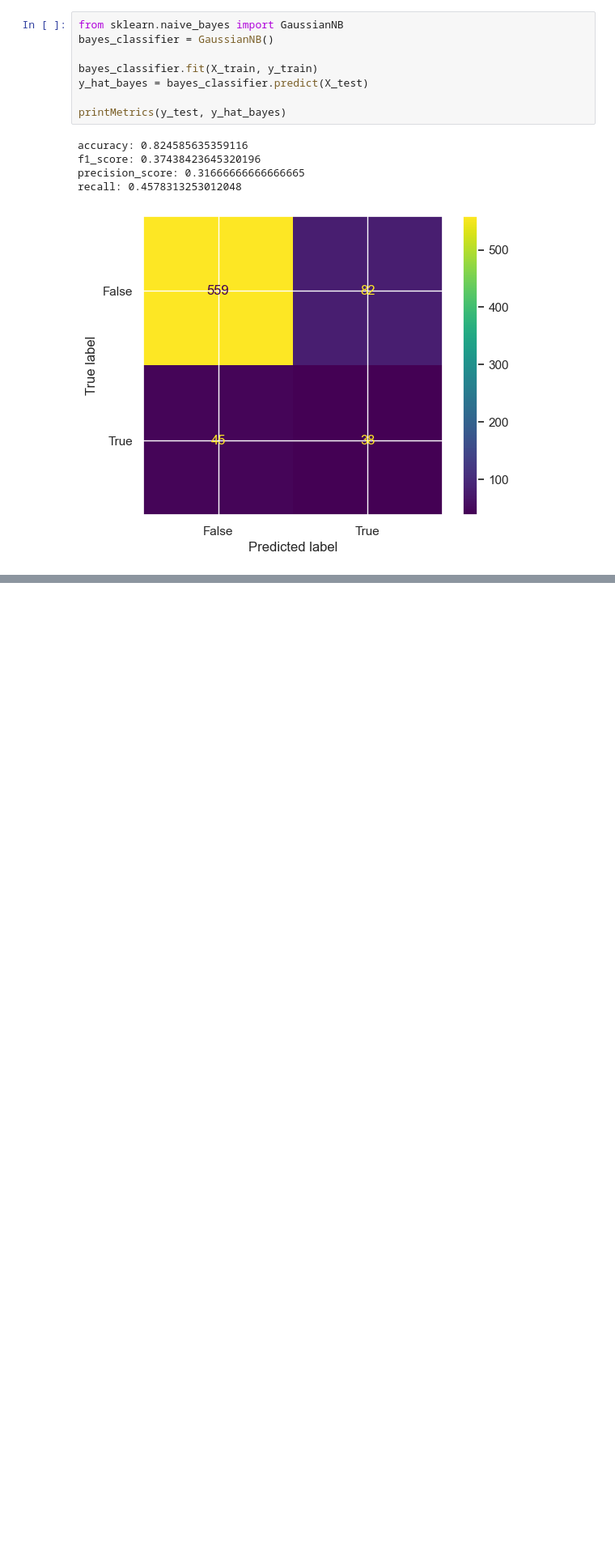
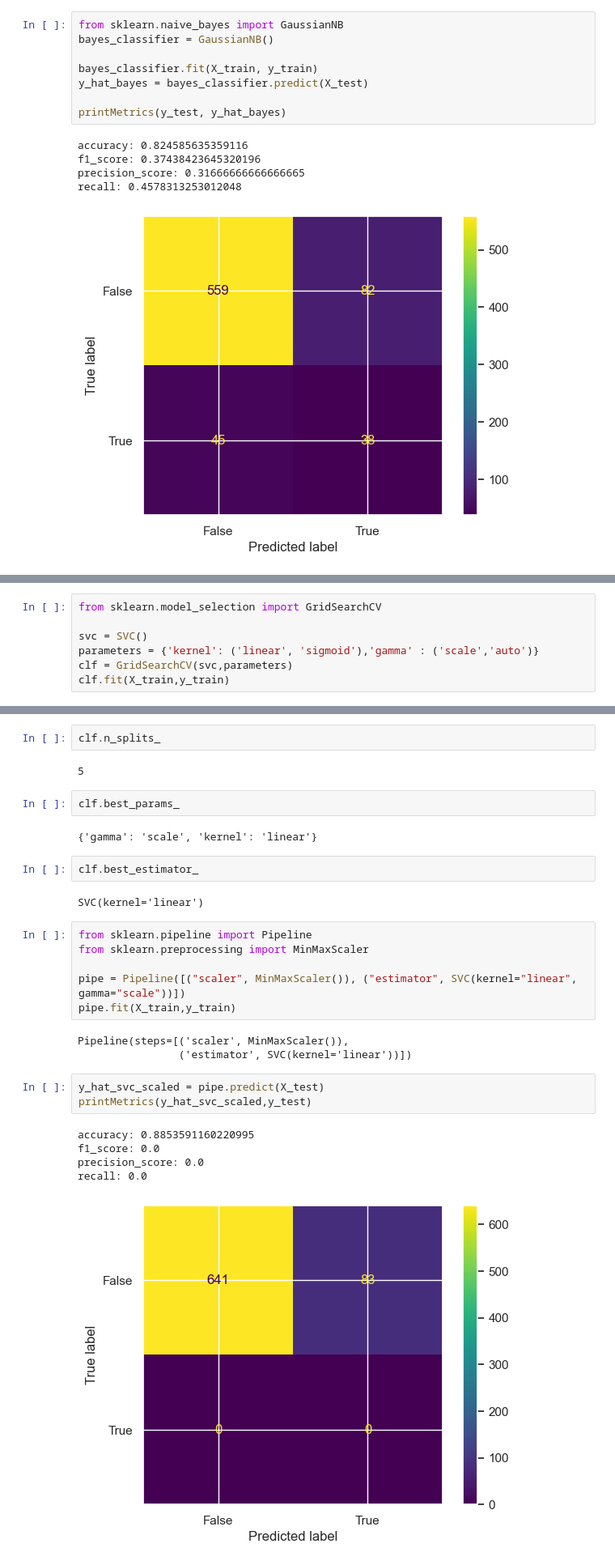
Before and after one commit to UserKrzysztof/MachineLearning-project1, a Jupyter notebook: code/features_engineering_v0.ipynb, the cells around one changed output, grey strips where cells are left out. Shown at 81% size. Saved outputs shown, nothing was run; the diff lists cells and outputs as text; blank space fills up the shorter version.

```diff
--- a/code/features_engineering_v0.ipynb
+++ b/code/features_engineering_v0.ipynb
@@ -570,0 +612,7 @@ recall: 0.4578313253012048
+# %%
+from sklearn.model_selection import GridSearchCV
+
+svc = SVC()
+parameters = {'kernel': ('linear', 'sigmoid'),'gamma' : ('scale','auto')}
+clf = GridSearchCV(svc,parameters)
+clf.fit(X_train,y_train)
@@ -570,0 +643,30 @@ recall: 0.4578313253012048
+# %%
+clf.n_splits_
+# %% [output]
+5
+# %%
+clf.best_params_
+# %% [output]
+{'gamma': 'scale', 'kernel': 'linear'}
+# %%
+clf.best_estimator_
+# %% [output]
+SVC(kernel='linear')
+# %%
+from sklearn.pipeline import Pipeline
+from sklearn.preprocessing import MinMaxScaler
+
+pipe = Pipeline([("scaler", MinMaxScaler()), ("estimator", SVC(kernel="linear", gamma="scale"))])
+pipe.fit(X_train,y_train)
+# %% [output]
+Pipeline(steps=[('scaler', MinMaxScaler()),
+                ('estimator', SVC(kernel='linear'))])
+# %%
+y_hat_svc_scaled = pipe.predict(X_test)
+printMetrics(y_hat_svc_scaled,y_test)
+# %% [output]
+accuracy: 0.8853591160220995
+f1_score: 0.0
+precision_score: 0.0
+recall: 0.0
+[figure, added]
```
Also changed, not shown: parts of 4 cells of this notebook.
